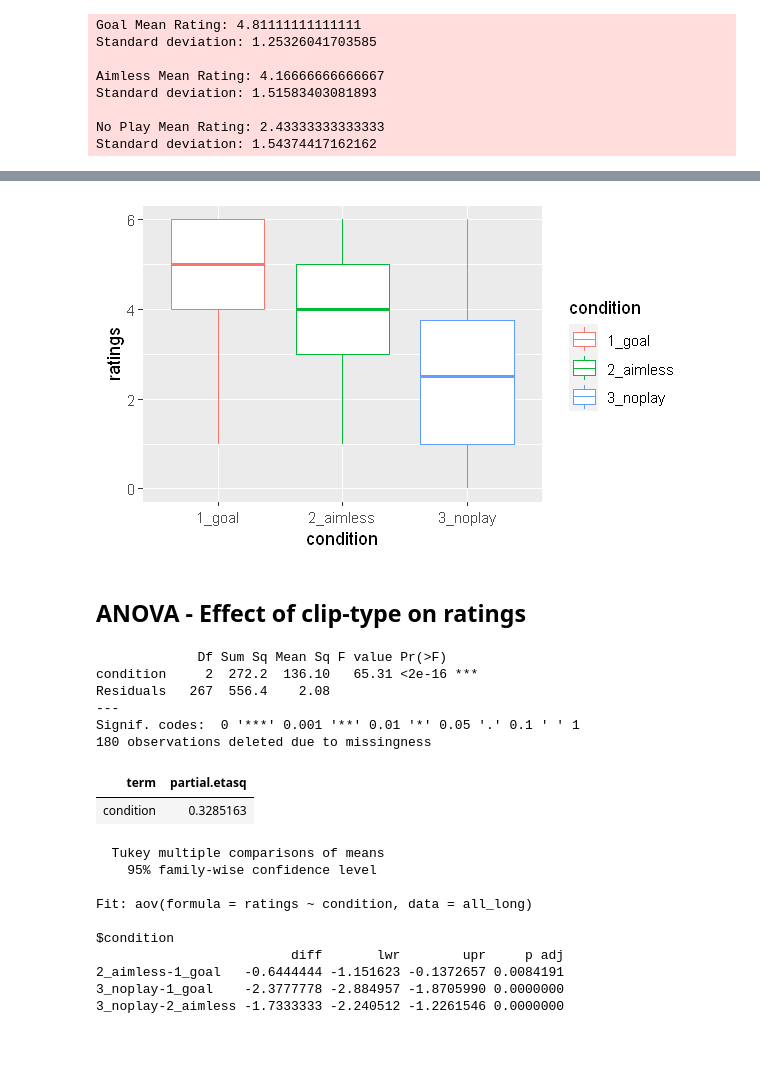
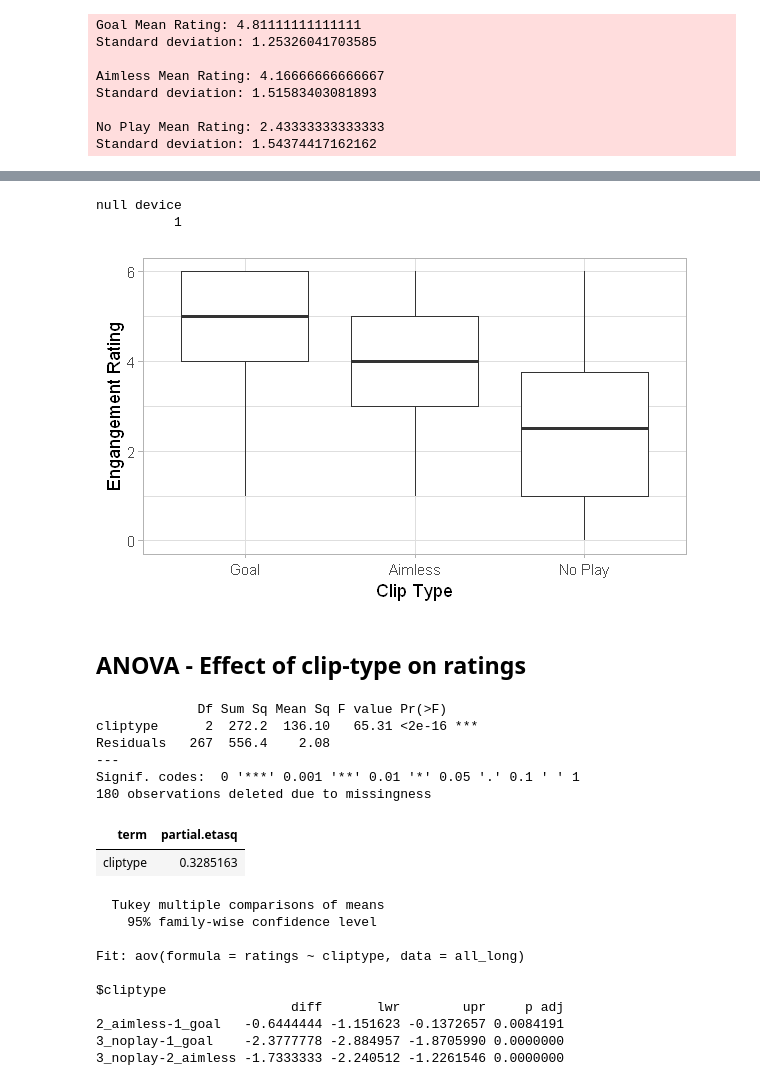
Before and after one commit to maddybartlett/Thesis_Notebooks, a Jupyter notebook: Chapter4_ValidatingDataset/Analysis.ipynb, the cells around one changed output, grey strips where cells are left out. Cells and saved outputs as stored; diff of their text form; code cells hidden in the pictures; blank space fills up the shorter version.

Commit message:
Formatting boxplot

```diff
--- a/Chapter4_ValidatingDataset/Analysis.ipynb
+++ b/Chapter4_ValidatingDataset/Analysis.ipynb
@@ -247,8 +249,13 @@ all_long$condition[all_long$condition==6] <- '3_noplay'
 # %%
-all_long$condition <- as.factor(all_long$condition)
+all_long$cliptype <- as.factor(all_long$cliptype)
 all_long$video <- as.factor(all_long$video)
 
 options(repr.plot.width = 5, repr.plot.height = 3)
-ggplot(all_long, aes(condition, ratings, color=condition))+geom_boxplot()
+ggplot(all_long, aes(cliptype, ratings))+geom_boxplot()+ theme_bw()+ theme_light()+
+  ylab("Engangement Rating") + xlab("Clip Type") + scale_x_discrete(labels=c("1_goal" = "Goal",
+                                                                             "2_aimless" = "Aimless",
+                                                                             "3_noplay" = "No Play"))
+ggsave('boxplot.pdf', width=5, height= 3) #A4 size in inches
+dev.off()
 # %% [output]
 Warning message:
@@ -255,29 +263,31 @@ Warning message:
 "Removed 180 rows containing non-finite values (stat_boxplot)."
+null device
+          1
-[figure, old version]
+[figure, new version]
 # %% [markdown]
 ## ANOVA - Effect of clip-type on ratings
 # %%
-res.aov <- aov(ratings ~ condition, data = all_long)
+res.aov <- aov(ratings ~ cliptype, data = all_long)
 summary(res.aov)
 eta_sq(res.aov, partial = TRUE)
 # %% [output]
              Df Sum Sq Mean Sq F value Pr(>F)
-condition     2  272.2  136.10   65.31 <2e-16 ***
+cliptype      2  272.2  136.10   65.31 <2e-16 ***
 Residuals   267  556.4    2.08
 ---
 Signif. codes:  0 '***' 0.001 '**' 0.01 '*' 0.05 '.' 0.1 ' ' 1
 180 observations deleted due to missingness
 | term | partial.etasq |
-| condition | 0.3285163 |
+| cliptype | 0.3285163 |
 # %%
-TukeyHSD(res.aov, which = "condition")
+TukeyHSD(res.aov, which = "cliptype")
 # %% [output]
   Tukey multiple comparisons of means
     95% family-wise confidence level
 
-Fit: aov(formula = ratings ~ condition, data = all_long)
+Fit: aov(formula = ratings ~ cliptype, data = all_long)
 
-$condition
+$cliptype
                          diff       lwr        upr     p adj
 2_aimless-1_goal   -0.6444444 -1.151623 -0.1372657 0.0084191
 3_noplay-1_goal    -2.3777778 -2.884957 -1.8705990 0.0000000
```
Also changed, not shown: parts of 3 cells of this notebook.
